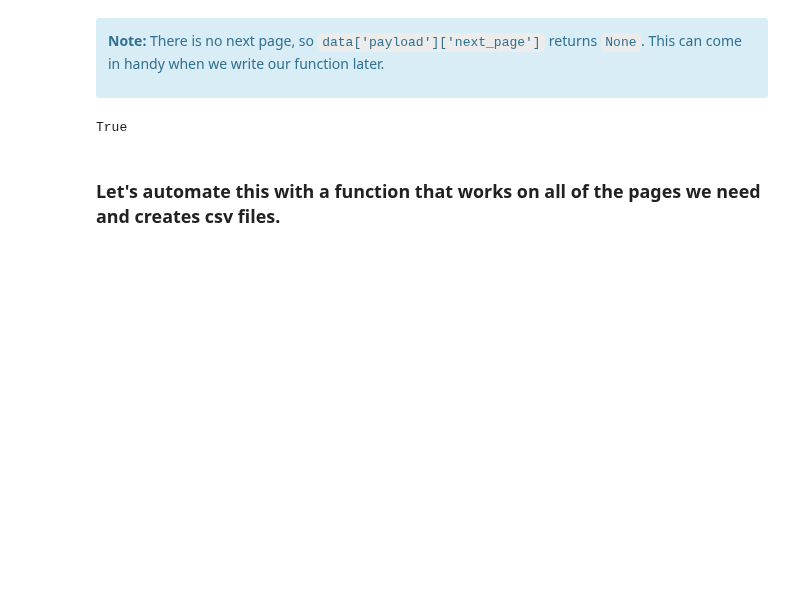
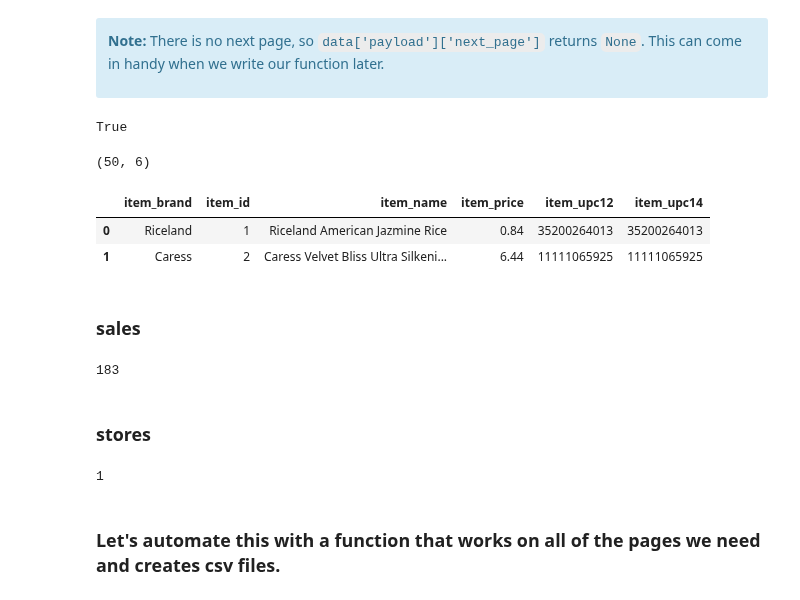
Before and after one commit to faithkane3/ds-methodologies-exercises, a Jupyter notebook: time_series/aquire_walkthrough.ipynb, the cells around one changed output. Cells and saved outputs as stored; diff of their text form; code cells hidden in the pictures; blank space fills up the shorter version.

```diff
--- a/time_series/aquire_walkthrough.ipynb
+++ b/time_series/aquire_walkthrough.ipynb
@@ -137,0 +122,5 @@ items_df.shape
+# %%
+# We have a list of 20 items from page one, and now we want to add items from the next page
+
+items = data['payload']['items']
+len(items)
@@ -165,0 +140,5 @@ items_df.shape
+# %%
+# Add items from the second page to our list
+
+items.extend(data['payload']['items'])
+len(items)
@@ -170,17 +151,10 @@ data['payload']['next_page']
 # %% [output]
 '/api/v1/items?page=3'
 # %%
-# Grab the next page in the same way and concat to the new items_df
+# Grab the next page in the same way and add items to our list
 
 response = requests.get(base_url + data['payload']['next_page'])
 data = response.json()
-
-
-# make DataFrame from 3rd page
-items_3 = pd.DataFrame(data['payload']['items'])
-items_3
-
-# concat the two DataFrames
-items_df = pd.concat([items_df, items_3]).reset_index(drop=True)
-items_df.tail(3)
+items.extend(data['payload']['items'])
+len(items)
 # %% [output]
@@ -204,6 +171,35 @@ items_df.shape
 data['payload']['next_page'] == None
 # %% [output]
 True
+# %%
+# Use our items, our list of dictionaries, to create a DataFrame
+
+items_df = pd.DataFrame(items)
+print(items_df.shape)
+items_df.head(2)
+# %% [output]
+(50, 6)
+|  | item_brand | item_id | item_name | item_price | item_upc12 | item_upc14 |
+| 0 | Riceland | 1 | Riceland American Jazmine Rice | 0.84 | 35200264013 | 35200264013 |
+| 1 | Caress | 2 | Caress Velvet Bliss Ultra Silkeni... | 6.44 | 11111065925 | 11111065925 |
+# %% [markdown]
+### sales
+# %%
+api_url = base_url + '/api/v1/'
+response = requests.get(api_url + 'sales')
+data = response.json()
+data['payload']['max_page']
+# %% [output]
+183
+# %% [markdown]
+### stores
+# %%
+api_url = base_url + '/api/v1/'
+response = requests.get(api_url + 'stores')
+data = response.json()
+data['payload']['max_page']
+# %% [output]
+1
 # %% [markdown]
 ### Let's automate this with a function that works on all of the pages we need and creates csv files.
 # %%
```
Also changed, not shown: parts of 21 cells of this notebook, 5 other files.
